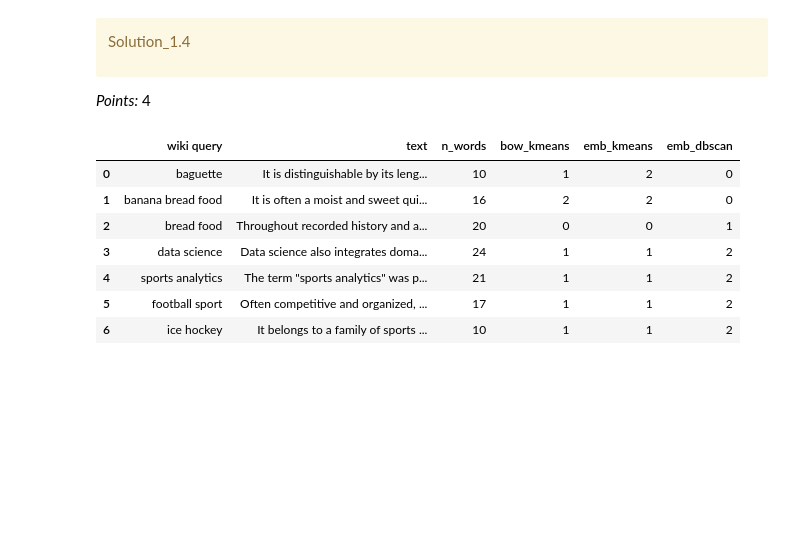
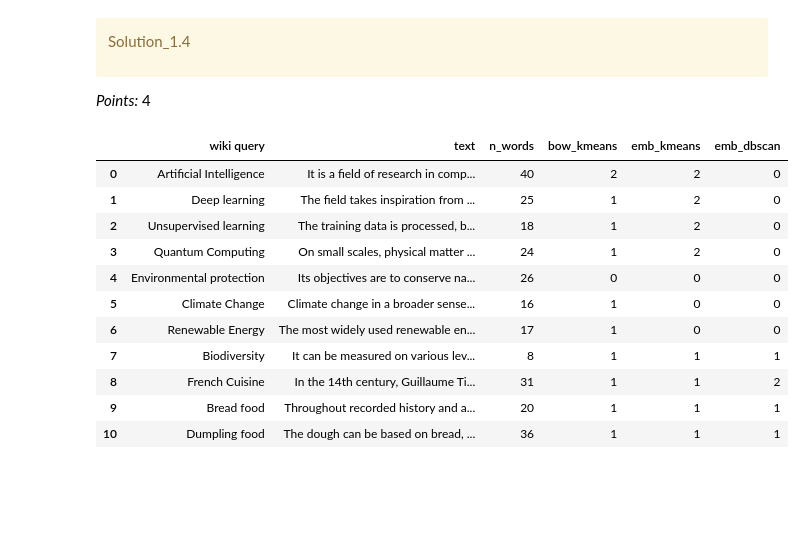
Before and after one commit to arthu-rguo/cpsc-330-hw6, a Jupyter notebook: hw6.ipynb, the cells around one changed output. Cells and saved outputs as stored; diff of their text form; code cells hidden in the pictures; blank space fills up the shorter version.

```diff
--- a/hw6.ipynb
+++ b/hw6.ipynb
@@ -108,15 +108,9 @@ import wikipedia
 from nltk.tokenize import sent_tokenize, word_tokenize
 
 queries = [
-    # Formerly "baguette food". The text corresponding to this query was changed
-    # while we were working on this assignment. See Piazza post @537 for records.
-    "baguette",
-    "banana bread food",
-    "bread food",
-    "data science",
-    "sports analytics",
-    "football sport",
-    "ice hockey",
+    "Artificial Intelligence", "Deep learning", "Unsupervised learning", "Quantum Computing",
+    "Environmental protection", "Climate Change", "Renewable Energy", "Biodiversity",
+    "French Cuisine", "Bread food", "Dumpling food"
 ]
 
 wiki_dict = {"wiki query": [], "text": [], "n_words": []}
@@ -320,21 +324,25 @@ _Points:_ 4
 # %%
 from sklearn.cluster import DBSCAN
 
-dbscan_emb = DBSCAN(eps=0.75, min_samples=1, metric="cosine")
+dbscan_emb = DBSCAN(eps=0.7, min_samples=1, metric="cosine")
 dbscan_emb_labels = dbscan_emb.fit_predict(emb_sent_df)
 
 wiki_df["emb_dbscan"] = dbscan_emb_labels
 
 display(wiki_df)
 # %% [output]
 |  | wiki query | text | n_words | bow_kmeans | emb_kmeans | emb_dbscan |
-| 0 | baguette | It is distinguishable by its leng... | 10 | 1 | 2 | 0 |
-| 1 | banana bread food | It is often a moist and sweet qui... | 16 | 2 | 2 | 0 |
-| 2 | bread food | Throughout recorded history and a... | 20 | 0 | 0 | 1 |
-| 3 | data science | Data science also integrates doma... | 24 | 1 | 1 | 2 |
-| 4 | sports analytics | The term "sports analytics" was p... | 21 | 1 | 1 | 2 |
-| 5 | football sport | Often competitive and organized, ... | 17 | 1 | 1 | 2 |
-| 6 | ice hockey | It belongs to a family of sports ... | 10 | 1 | 1 | 2 |
+| 0 | Artificial Intelligence | It is a field of research in comp... | 40 | 2 | 2 | 0 |
+| 1 | Deep learning | The field takes inspiration from ... | 25 | 1 | 2 | 0 |
+| 2 | Unsupervised learning | The training data is processed, b... | 18 | 1 | 2 | 0 |
+| 3 | Quantum Computing | On small scales, physical matter ... | 24 | 1 | 2 | 0 |
+| 4 | Environmental protection | Its objectives are to conserve na... | 26 | 0 | 0 | 0 |
+| 5 | Climate Change | Climate change in a broader sense... | 16 | 1 | 0 | 0 |
+| 6 | Renewable Energy | The most widely used renewable en... | 17 | 1 | 0 | 0 |
+| 7 | Biodiversity | It can be measured on various lev... | 8 | 1 | 1 | 1 |
+| 8 | French Cuisine | In the 14th century, Guillaume Ti... | 31 | 1 | 1 | 2 |
+| 9 | Bread food | Throughout recorded history and a... | 20 | 1 | 1 | 1 |
+| 10 | Dumpling food | The dough can be based on bread, ... | 36 | 1 | 1 | 1 |
 # %% [markdown]
 <!-- END QUESTION -->
 
```
Also changed, not shown: parts of 10 cells of this notebook.
